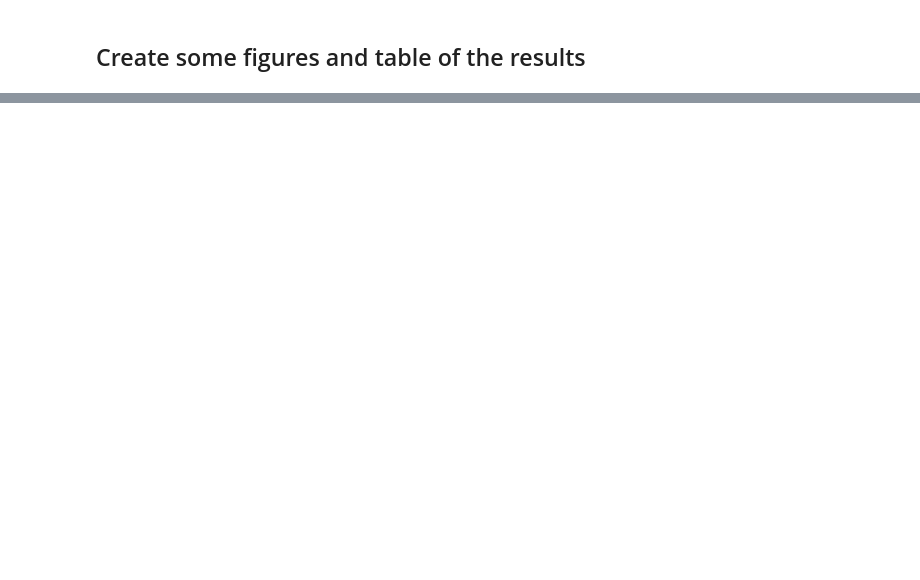
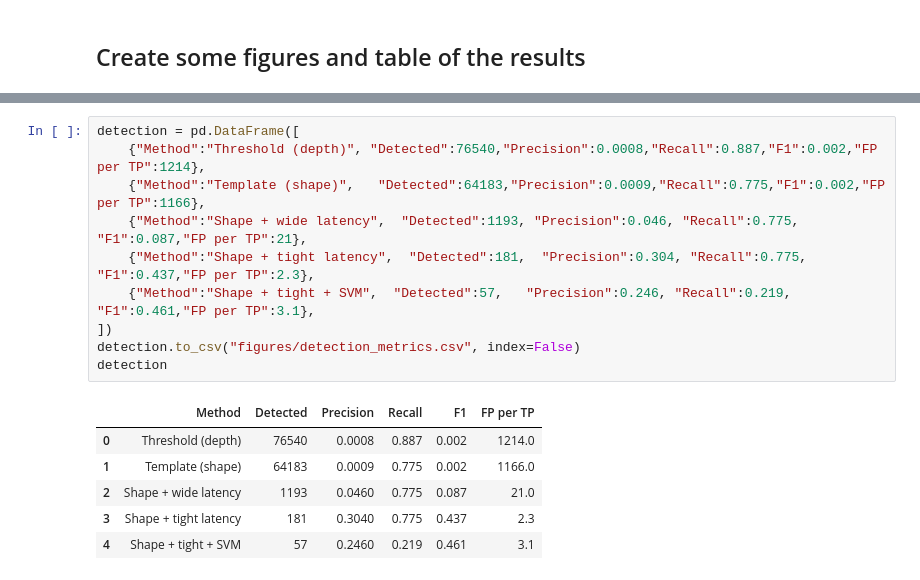
Before and after one commit to Razan-88/Decoding_Chronic_Pain, a Jupyter notebook: notebooks/05_real_data_pipeline.ipynb, the cells around one changed output, grey strips where cells are left out. Drawn from its saved outputs; the diff is of its cells as text; blank space fills up the shorter version.

```diff
--- a/notebooks/05_real_data_pipeline.ipynb
+++ b/notebooks/05_real_data_pipeline.ipynb
@@ -1504,0 +1371,17 @@ plt.show()
+# %%
+detection = pd.DataFrame([
+    {"Method":"Threshold (depth)", "Detected":76540,"Precision":0.0008,"Recall":0.887,"F1":0.002,"FP per TP":1214},
+    {"Method":"Template (shape)",   "Detected":64183,"Precision":0.0009,"Recall":0.775,"F1":0.002,"FP per TP":1166},
+    {"Method":"Shape + wide latency",  "Detected":1193, "Precision":0.046, "Recall":0.775, "F1":0.087,"FP per TP":21},
+    {"Method":"Shape + tight latency",  "Detected":181,  "Precision":0.304, "Recall":0.775, "F1":0.437,"FP per TP":2.3},
+    {"Method":"Shape + tight + SVM",  "Detected":57,   "Precision":0.246, "Recall":0.219, "F1":0.461,"FP per TP":3.1},
+])
+detection.to_csv("figures/detection_metrics.csv", index=False)
+detection
+# %% [output]
+|  | Method | Detected | Precision | Recall | F1 | FP per TP |
+| 0 | Threshold (depth) | 76540 | 0.0008 | 0.887 | 0.002 | 1214.0 |
+| 1 | Template (shape) | 64183 | 0.0009 | 0.775 | 0.002 | 1166.0 |
+| 2 | Shape + wide latency | 1193 | 0.0460 | 0.775 | 0.087 | 21.0 |
+| 3 | Shape + tight latency | 181 | 0.3040 | 0.775 | 0.437 | 2.3 |
+| 4 | Shape + tight + SVM | 57 | 0.2460 | 0.219 | 0.461 | 3.1 |
```
Also changed, not shown: parts of 37 cells of this notebook.
